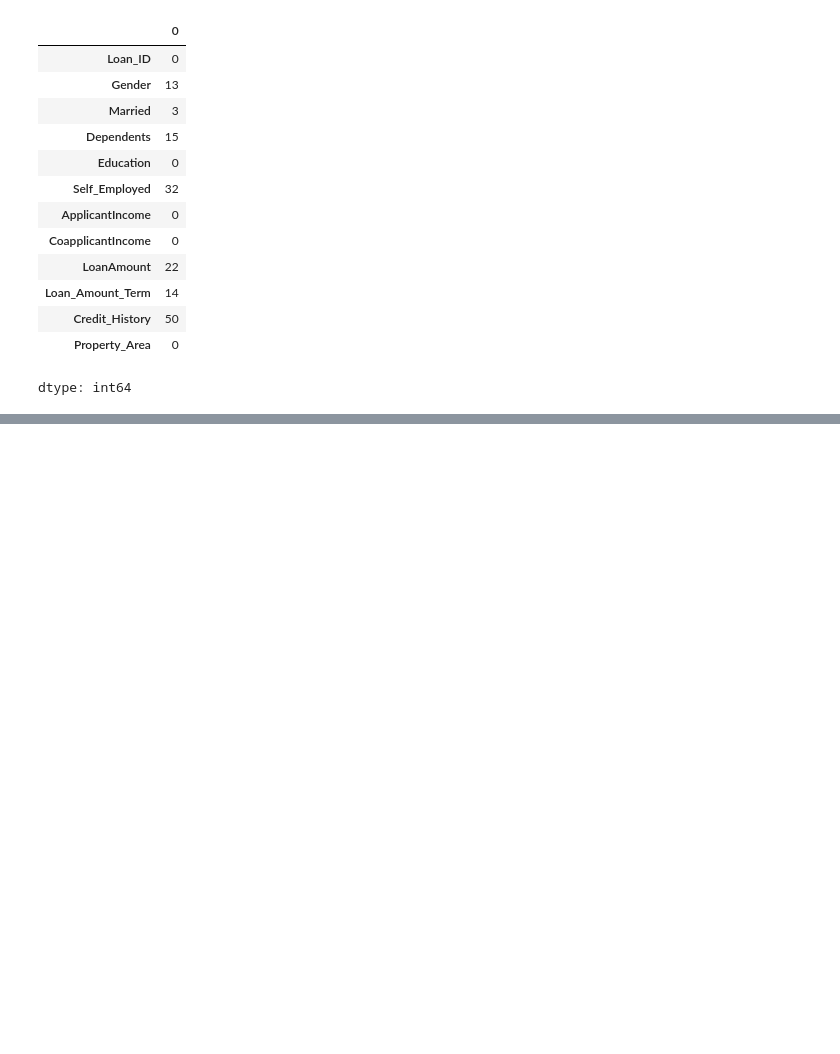
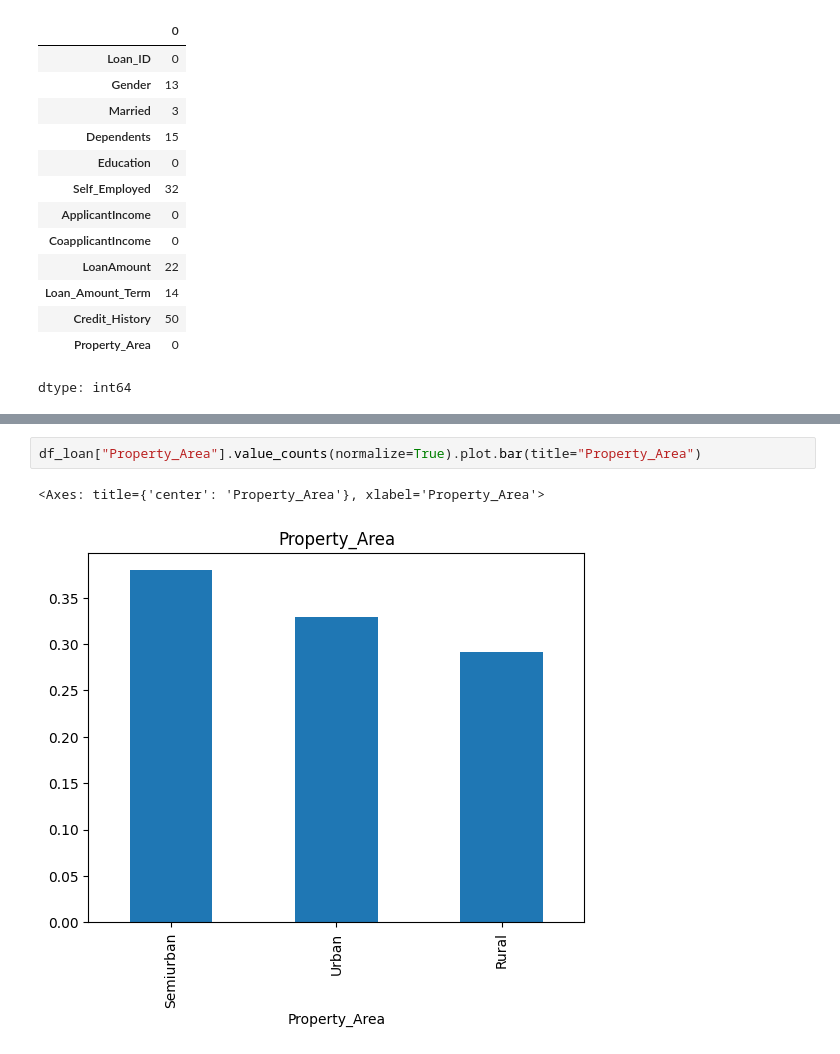
Before and after one commit to Vanshikava/train_loan, a Jupyter notebook: chapter_appendix-tools-for-deep-learning/jupyter.ipynb, the cells around one changed output, grey strips where cells are left out. Drawn from its saved outputs; the diff is of its cells as text; blank space fills up the shorter version.

```diff
--- a/chapter_appendix-tools-for-deep-learning/jupyter.ipynb
+++ b/chapter_appendix-tools-for-deep-learning/jupyter.ipynb
@@ -265,0 +430,5 @@ dtype: int64
+# %%
+df_loan["Property_Area"].value_counts(normalize=True).plot.bar(title="Property_Area")
+# %% [output]
+<Axes: title={'center': 'Property_Area'}, xlabel='Property_Area'>
+[figure, added]
```
Also changed, not shown: parts of 14 cells of this notebook.
